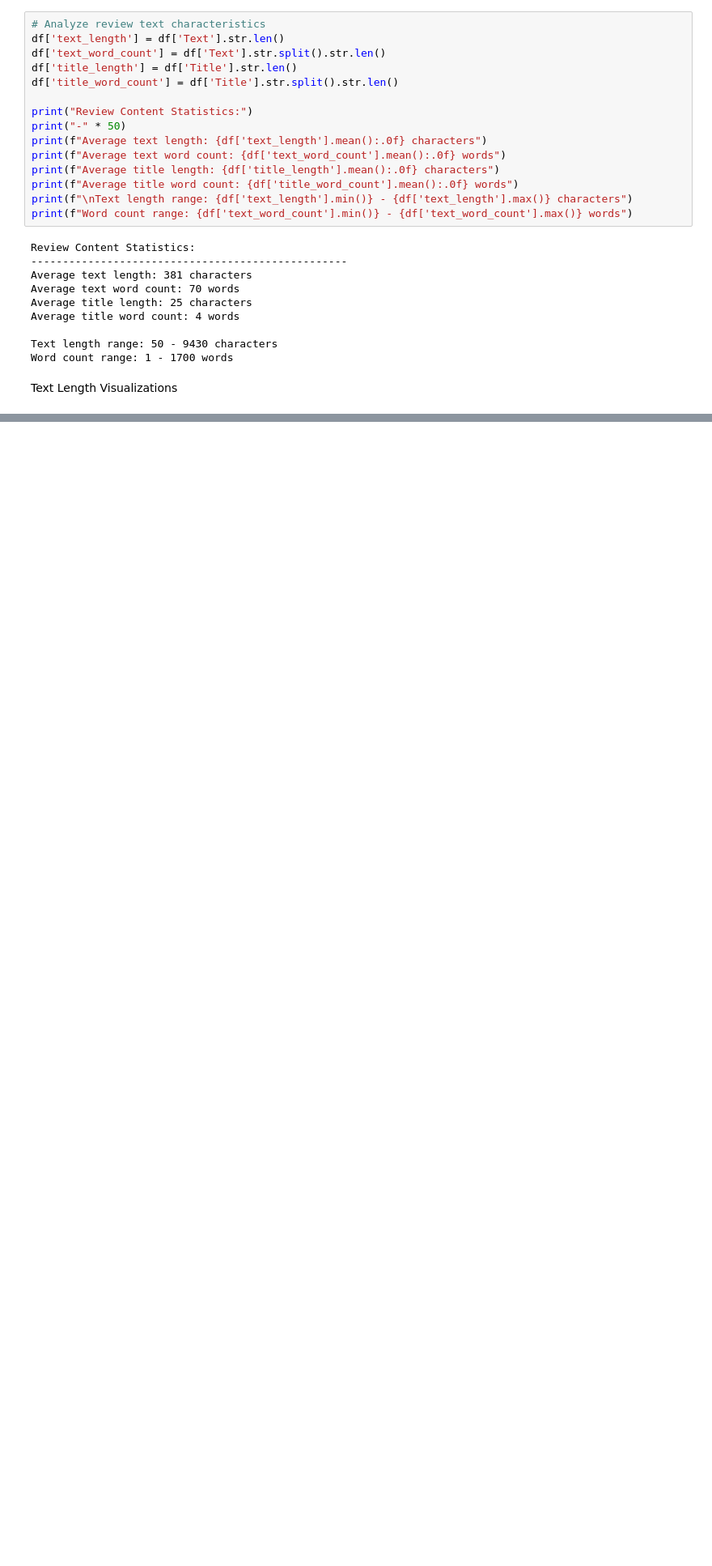
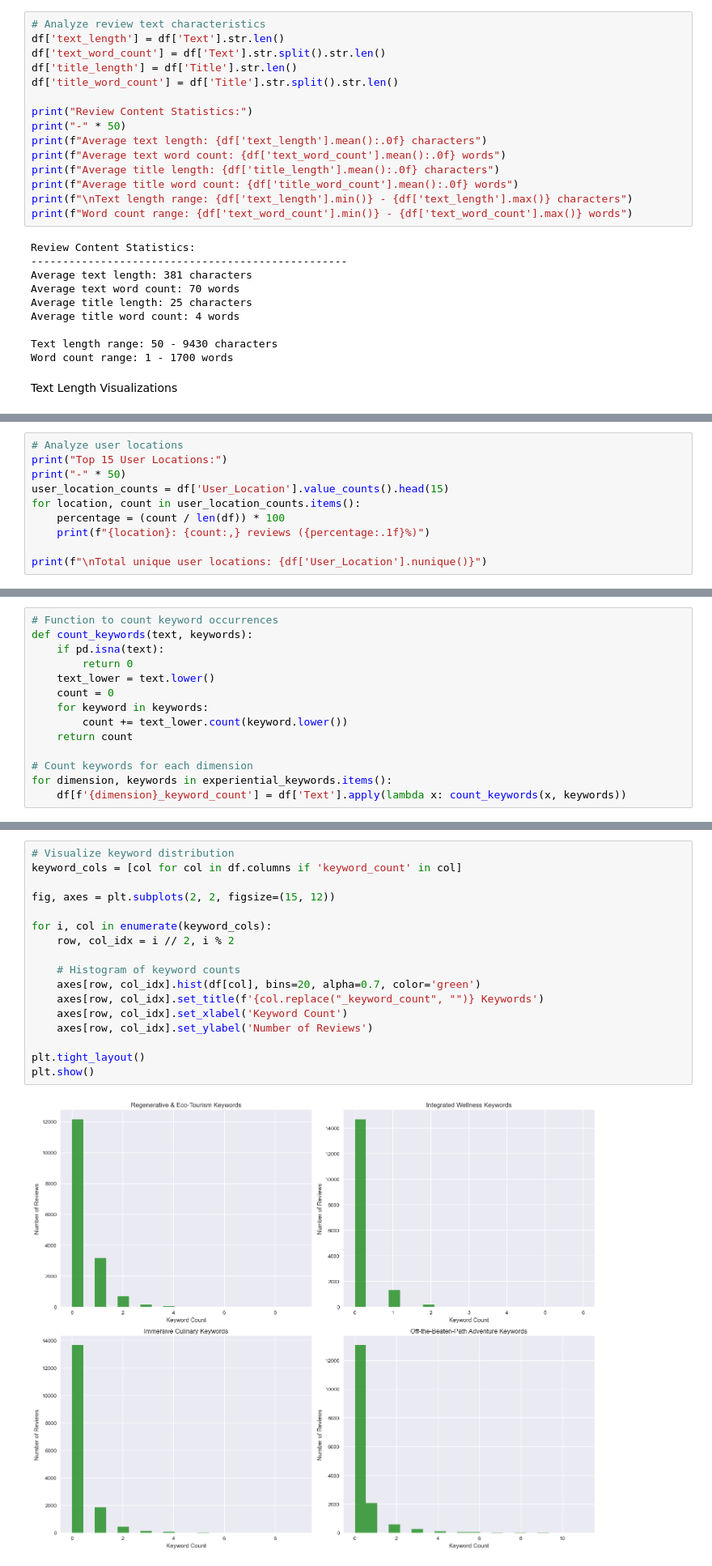
Before and after one commit to j2damax/explainable-tourism-nlp, a Jupyter notebook: notebooks/01_eda.ipynb, the cells around one changed output, grey strips where cells are left out. Shown at 81% size. Saved outputs shown, nothing was run; the diff lists cells and outputs as text; blank space fills up the shorter version.

```diff
--- a/notebooks/01_eda.ipynb
+++ b/notebooks/01_eda.ipynb
@@ -160,0 +298,10 @@ plt.show()
+# %%
+# Analyze user locations
+print("Top 15 User Locations:")
+print("-" * 50)
+user_location_counts = df['User_Location'].value_counts().head(15)
+for location, count in user_location_counts.items():
+    percentage = (count / len(df)) * 100
+    print(f"{location}: {count:,} reviews ({percentage:.1f}%)")
+
+print(f"\nTotal unique user locations: {df['User_Location'].nunique()}")
@@ -160,0 +387,14 @@ plt.show()
+# %%
+# Function to count keyword occurrences
+def count_keywords(text, keywords):
+    if pd.isna(text):
+        return 0
+    text_lower = text.lower()
+    count = 0
+    for keyword in keywords:
+        count += text_lower.count(keyword.lower())
+    return count
+
+# Count keywords for each dimension
+for dimension, keywords in experiential_keywords.items():
+    df[f'{dimension}_keyword_count'] = df['Text'].apply(lambda x: count_keywords(x, keywords))
@@ -160,0 +438,19 @@ plt.show()
+# %%
+# Visualize keyword distribution
+keyword_cols = [col for col in df.columns if 'keyword_count' in col]
+
+fig, axes = plt.subplots(2, 2, figsize=(15, 12))
+
+for i, col in enumerate(keyword_cols):
+    row, col_idx = i // 2, i % 2
+
+    # Histogram of keyword counts
+    axes[row, col_idx].hist(df[col], bins=20, alpha=0.7, color='green')
+    axes[row, col_idx].set_title(f'{col.replace("_keyword_count", "")} Keywords')
+    axes[row, col_idx].set_xlabel('Keyword Count')
+    axes[row, col_idx].set_ylabel('Number of Reviews')
+
+plt.tight_layout()
+plt.show()
+# %% [output]
+[figure, added]
```
Also changed, not shown: parts of 26 cells of this notebook, 5 other files.
